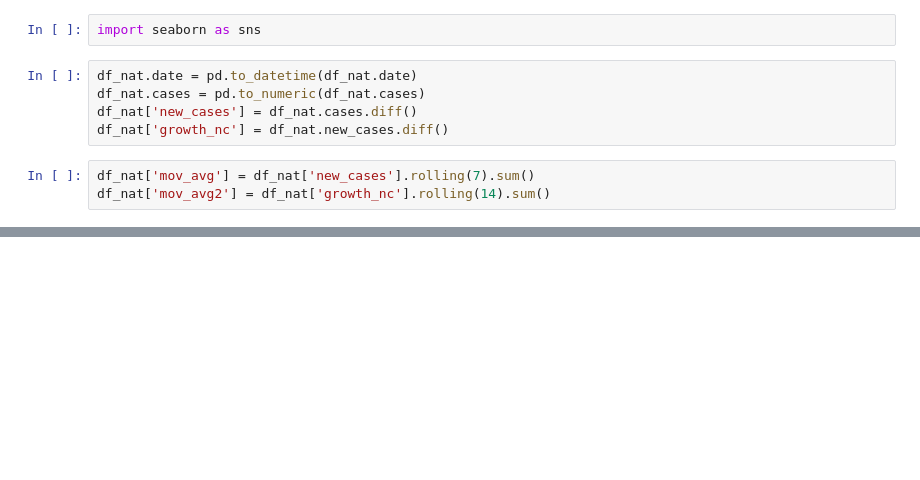
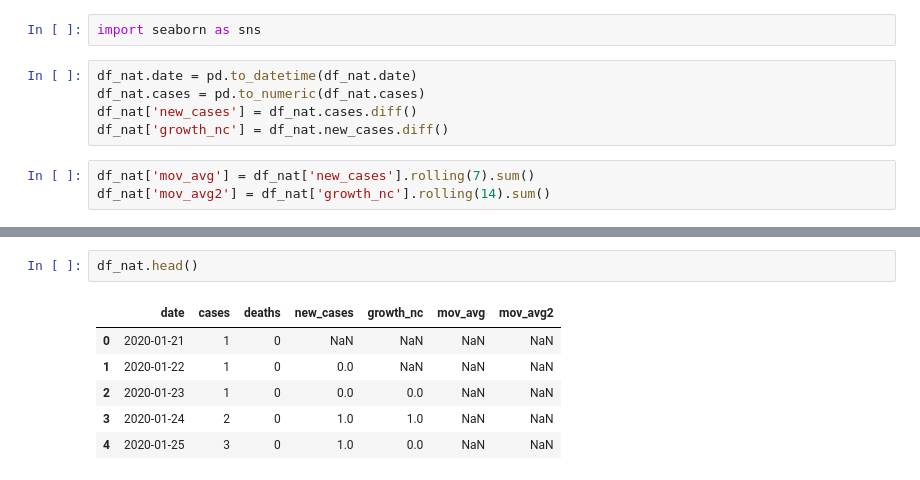
Before and after one commit to Joe-Bit-lab/covid-19-data, a Jupyter notebook: covid_jl.ipynb, the cells around one changed output, grey strips where cells are left out. Drawn from its saved outputs; the diff is of its cells as text; blank space fills up the shorter version.

```diff
--- a/covid_jl.ipynb
+++ b/covid_jl.ipynb
@@ -28,0 +38,9 @@ plt.show()
+# %%
+df_nat.head()
+# %% [output]
+|  | date | cases | deaths | new_cases | growth_nc | mov_avg | mov_avg2 |
+| 0 | 2020-01-21 | 1 | 0 | NaN | NaN | NaN | NaN |
+| 1 | 2020-01-22 | 1 | 0 | 0.0 | NaN | NaN | NaN |
+| 2 | 2020-01-23 | 1 | 0 | 0.0 | 0.0 | NaN | NaN |
+| 3 | 2020-01-24 | 2 | 0 | 1.0 | 1.0 | NaN | NaN |
+| 4 | 2020-01-25 | 3 | 0 | 1.0 | 0.0 | NaN | NaN |
```
Also changed, not shown: parts of 7 cells of this notebook.
